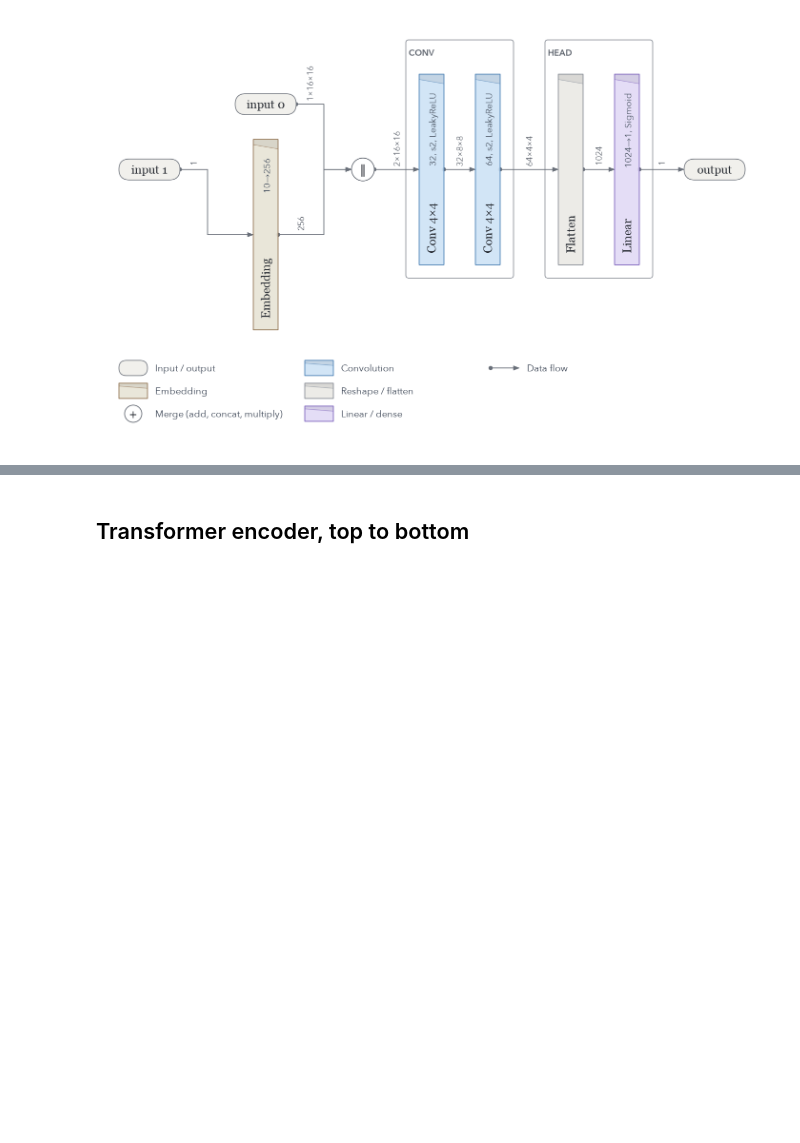
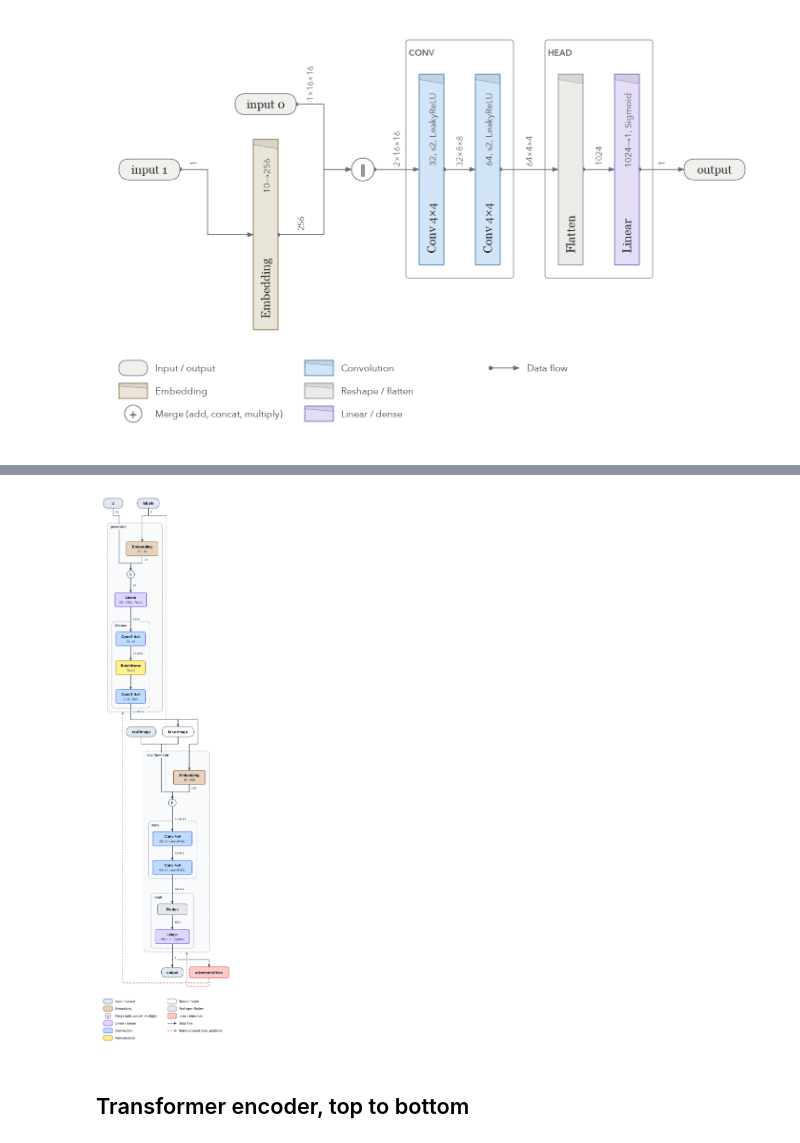
Before and after one commit to AndreiUtina/TensorGami, a Jupyter notebook: examples/tour.ipynb, the cells around one changed output, grey strips where cells are left out. Cells and saved outputs as stored; diff of their text form; code cells hidden in the pictures; blank space fills up the shorter version.

```diff
--- a/examples/tour.ipynb
+++ b/examples/tour.ipynb
@@ -109,3 +149,7 @@ tg.draw(critic, (picture, label), style="origami")
+# %%
+tg.draw(models, inputs, direction="TB", **gan)  # layer by layer
+# %% [output]
+[figure, added]
 # %% [markdown]
 ## Transformer encoder, top to bottom
 # %%
```
Also changed, not shown: parts of 4 cells of this notebook.
